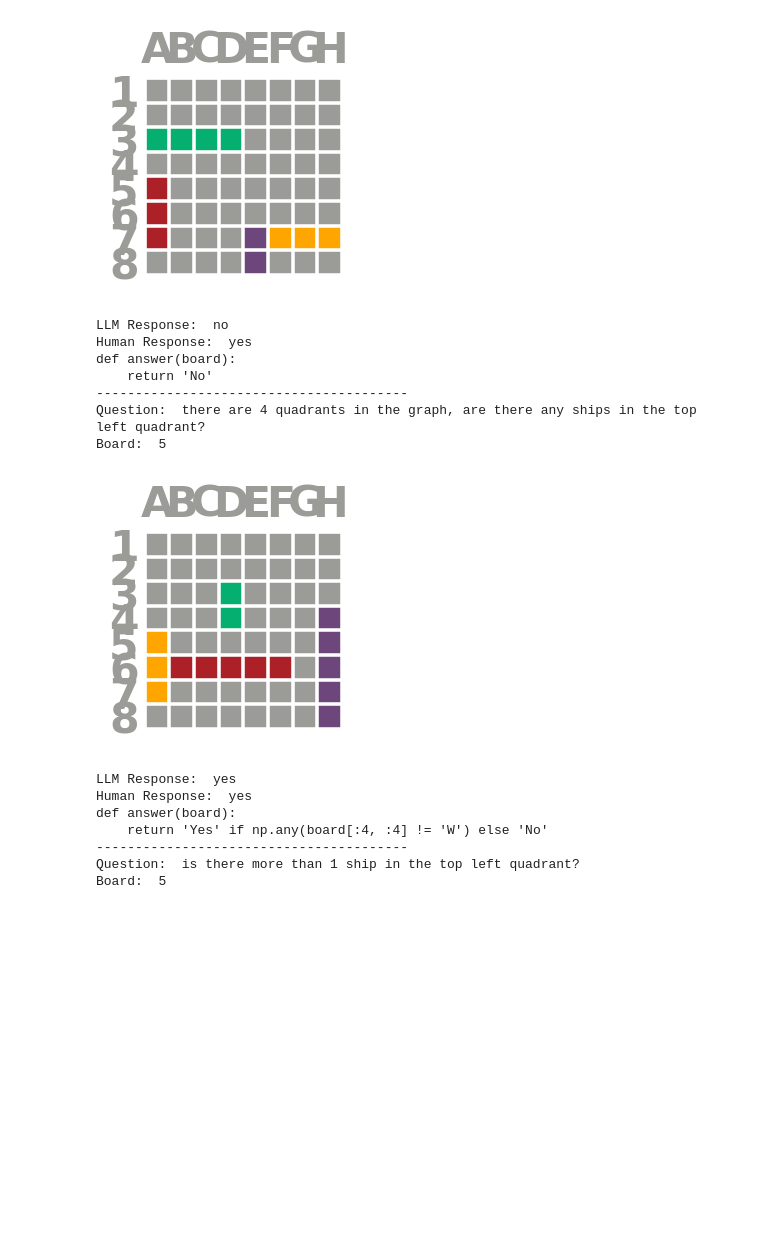
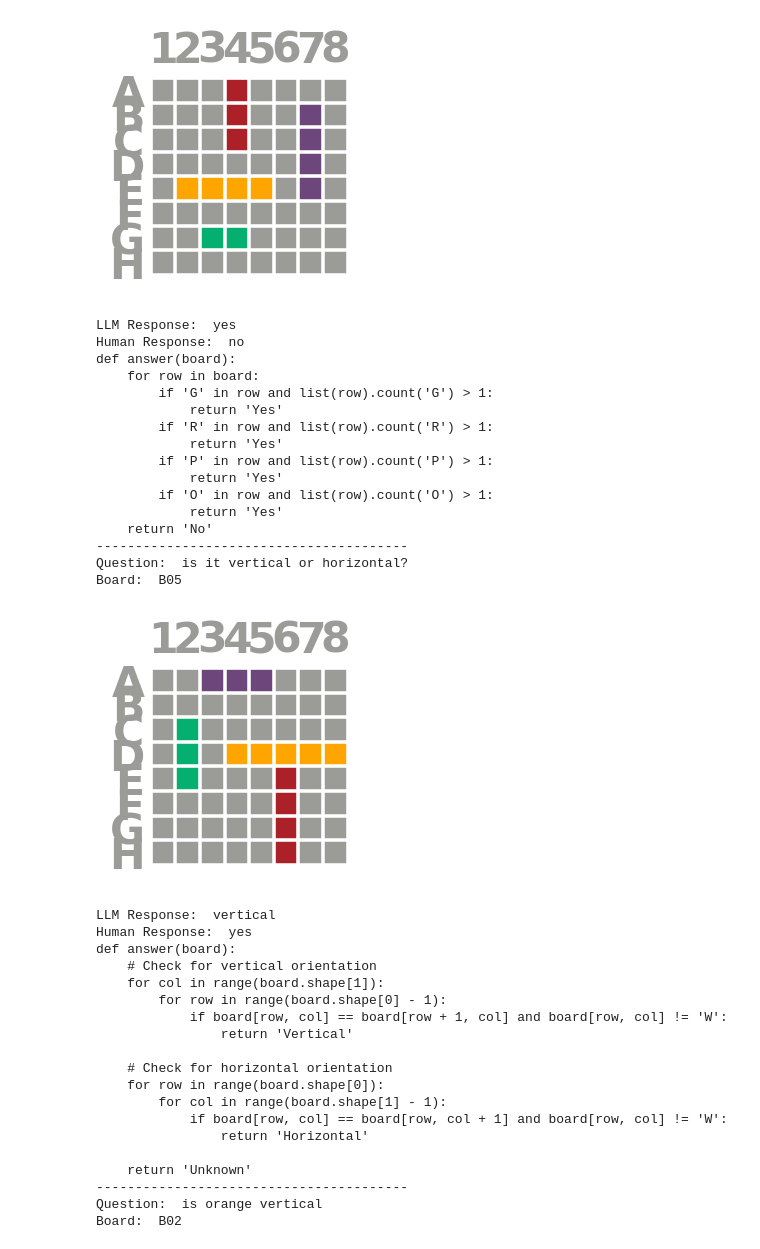
Before and after one commit to gabegrand/battleship, a Jupyter notebook: notebooks/spotter_benchmark.ipynb, the cells around one changed output. Saved outputs shown, nothing was run; the diff lists cells and outputs as text; code cells hidden in the pictures; blank space fills up the shorter version.

```diff
--- a/notebooks/spotter_benchmark.ipynb
+++ b/notebooks/spotter_benchmark.ipynb
@@ -11,9 +13,9 @@ def retrieve_context(question_id, round_data):
 
     #QUESTION AND ITS BOARD
     question_text = question_data[question_data["messageType"] == "question"]["messageText"].tolist()[0]
-    #question_board_id = int(question_data[question_data["messageType"] == "question"]["board_id"].tolist()[0])
+    question_captain_board = question_data[question_data["messageType"] == "question"]["occTiles"].tolist()[0]
     question_board_id = question_data[question_data["messageType"] == "question"]["board_id"].tolist()[0]
-    ground_truth_answer = question_data[question_data["messageType"] == "answer"]["messageText"].tolist()[0]
+    ground_truth_answer = question_data[question_data["messageType"] == "answer"]["goldAnswer"].tolist()[0]
 
     #QUESTION HISTORY decision, question, answer, move
     #{"question":question, "code": q_ex.codestr, "answer": a_ex.text, "board_id": board}
@@ -41,5 +43,5 @@ def retrieve_context(question_id, round_data):
             if int(id) != 0:
                 print(f"Error with decision id {id}")
 
-    return {"context": {"text": question_text, "board_id": question_board_id, "true_answer": ground_truth_answer}, "history": examples}
+    return {"context": {"text": question_text, "board_id": question_board_id, "true_answer": ground_truth_answer, "occ_tiles": question_captain_board}, "history": examples}
 # %%
@@ -70,23 +82,29 @@ Answer(text='Yes', code_question=None)
 # %%
-def benchmark_on_rounds(df, round_list, model, use_history=False, max_rounds=10, max_questions=10, use_cache=True):
+def benchmark_on_rounds(df, rounds_question_ids, model, use_history=False, max_rounds=10, max_questions=10, use_cache=True, use_captain_board=False):
     correct = []
     failed_cache_ids = []
-    for round in round_list[:max_rounds]:
+    round_list = list(rounds_question_ids.keys())
+    for idx, round in enumerate(round_list[:max_rounds]):
         round_data = df[df["roundID"] == round]
-        question_ids = sorted(round_data[round_data["messageType"] == "question"]["questionID"].tolist())
+        #question_ids = sorted(round_data[round_data["messageType"] == "question"]["questionID"].tolist())
+        question_ids = sorted(rounds_question_ids[round])
 
-        for question_id in tqdm(question_ids[:max_questions], desc=f"Round {str(round)}"):
+        for question_id in tqdm(question_ids[:max_questions], desc=f"Round {str(round)}, {idx+1}/{max_rounds}"):
             question_context = retrieve_context(question_id, round_data)
 
             examples = question_context["history"]
             question_board = question_context["context"]["board_id"]
             question_text = question_context["context"]["text"]
             ground_truth_answer = question_context["context"]["true_answer"]
+            question_captain_board = question_context["context"]["occ_tiles"]
 
             if use_history:
-                spotter_model = model(board_id=question_board, board_experiment="collaborative_contexts", history=examples, use_cache=use_cache)
+                spotter_model = model(board_id=question_board, board_experiment="collaborative_contexts", occ_tiles=question_captain_board, history=examples, use_cache=use_cache)
             else:
-                spotter_model = model(board_id=question_board, board_experiment="collaborative_contexts", history=None, use_cache=use_cache)
+                if use_captain_board:
+                    spotter_model = model(board_id=question_board, board_experiment="collaborative_contexts", occ_tiles=question_captain_board, history=None, use_cache=use_cache)
+                else:
+                    spotter_model = model(board_id=question_board, board_experiment="collaborative_contexts", occ_tiles=None, history=None, use_cache=use_cache)
 
             question = Question(text=question_text)
             model_answer = spotter_model.answer(question)
@@ -140,0 +150,3 @@ code_spotter_accuracy[0]
+# %%
+code_spotter_accuracy = benchmark_on_rounds(df, rounds_questions_dict, CodeSpotterModel, max_rounds=20, max_questions=20, use_history=False, use_cache=True, use_captain_board=False)
+code_spotter_accuracy[0], code_spotter_accuracy[1]
@@ -146,11 +193,12 @@ for cache_key in code_spotter_accuracy[1]:
     cache_file = Path("./cache") / "CodeSpotterModel" / f"{cache_key[0]}.txt"
     if cache_file.exists():
         cache_dict = literal_eval(cache_file.read_text())
-        question = cache_key[0].replace("_", " ")[:-1]
-        board = cache_key[0][-1]
+        question_board = cache_key[0].replace("_", " ")
+        question = " ".join(question_board.split(" ")[:-1])
+        board = question_board.split(" ")[-1]
         print("Question: ", question)
         print("Board: ", board)
-        display(Board.from_trial_id(board, "prolific_contexts").to_figure(2))
+        display(Board.from_trial_id(board).to_figure(2))
         print("LLM Response: ", cache_key[1][0])
         print("Human Response: ", cache_key[1][1])
         print(cache_dict["code"])
@@ -185,16 +236,37 @@ Board:  1
-[figure, old version]
+[figure, new version]
-LLM Response:  no
-Human Response:  yes
+LLM Response:  yes
+Human Response:  no
 def answer(board):
+    for row in board:
+        if 'G' in row and list(row).count('G') > 1:
+            return 'Yes'
+        if 'R' in row and list(row).count('R') > 1:
+            return 'Yes'
+        if 'P' in row and list(row).count('P') > 1:
+            return 'Yes'
+        if 'O' in row and list(row).count('O') > 1:
+            return 'Yes'
     return 'No'
 ----------------------------------------
-Question:  there are 4 quadrants in the graph, are there any ships in the top left quadrant?
-Board:  5
+Question:  is it vertical or horizontal?
+Board:  B05
-[figure, old version]
+[figure, new version]
-LLM Response:  yes
+LLM Response:  vertical
 Human Response:  yes
 def answer(board):
-    return 'Yes' if np.any(board[:4, :4] != 'W') else 'No'
+    # Check for vertical orientation
+    for col in range(board.shape[1]):
+        for row in range(board.shape[0] - 1):
+            if board[row, col] == board[row + 1, col] and board[row, col] != 'W':
+                return 'Vertical'
+
+    # Check for horizontal orientation
+    for row in range(board.shape[0]):
+        for col in range(board.shape[1] - 1):
+            if board[row, col] == board[row, col + 1] and board[row, col] != 'W':
+                return 'Horizontal'
+
+    return 'Unknown'
 ----------------------------------------
-Question:  is there more than 1 ship in the top left quadrant?
-Board:  5
+Question:  is orange vertical
+Board:  B02
```
Also changed, not shown: parts of 13 cells of this notebook, 3 other files.
